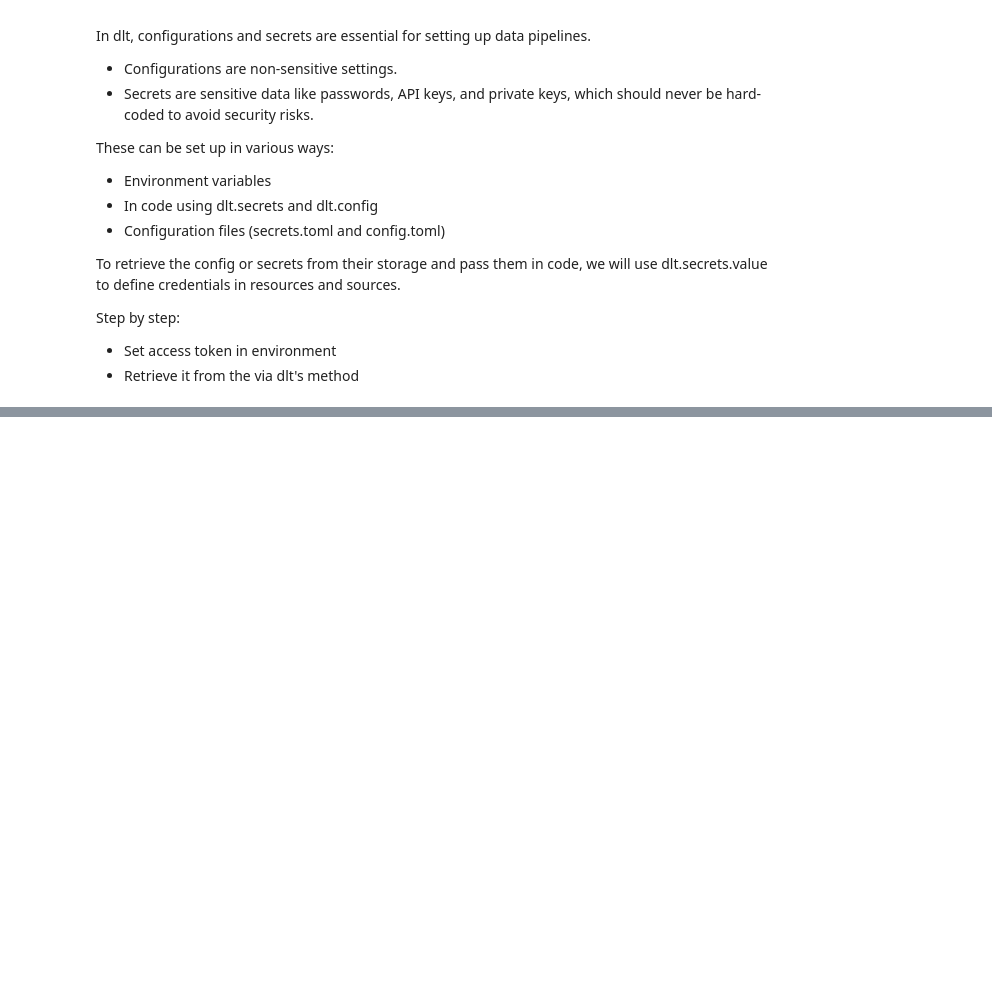
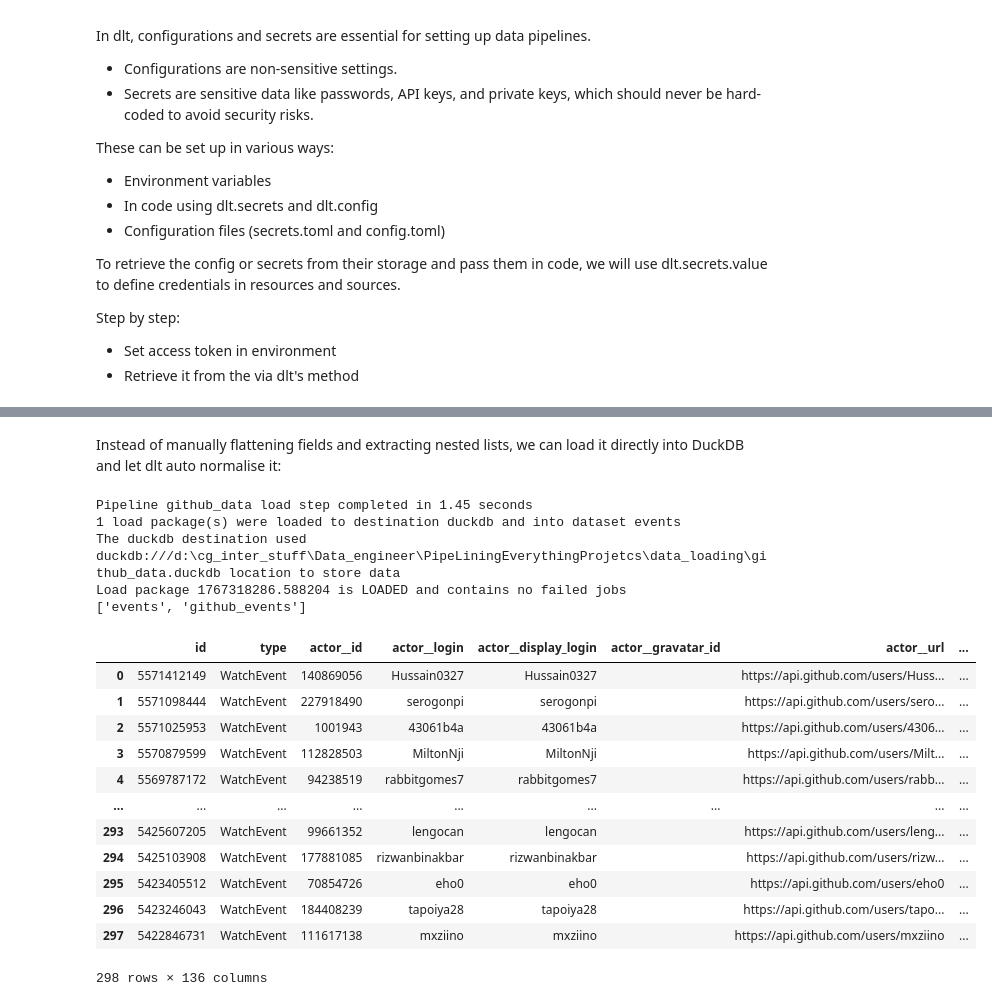
Before and after one commit to M21x1/PipeLiningEverythingProjetcs, a Jupyter notebook: data_loading/data_down_and_loading.ipynb, the cells around one changed output, grey strips where cells are left out. Cells and saved outputs as stored; diff of their text form; code cells hidden in the pictures; blank space fills up the shorter version.

Commit message:
pipeline

```diff
--- a/data_loading/data_down_and_loading.ipynb
+++ b/data_loading/data_down_and_loading.ipynb
@@ -1194,0 +1238,44 @@ for record in paginated_getter():
+# %% [markdown]
+Instead of manually flattening fields and extracting nested lists, we can load it directly into DuckDB and let dlt auto normalise it:
+# %%
+import dlt
+
+# Define a dlt pipeline with automatic normalization
+pipeline = dlt.pipeline(
+    pipeline_name="github_data",
+    destination="duckdb",
+    dataset_name="events",
+)
+
+# Run the pipeline with raw nested data
+info = pipeline.run(paginated_getter(), table_name="events", write_disposition="replace")
+
+# Print the load summary
+print(info)
+
+# Print the tables
+# print(pipeline.dataset(dataset_type="default").schema.data_table_names()) # old way
+print(pipeline.default_schema.data_table_names())
+
+# Print events table
+# pipeline.dataset(dataset_type="default").events.df() # old way
+pipeline.dataset().events.df()
+# %% [output]
+Pipeline github_data load step completed in 1.45 seconds
+1 load package(s) were loaded to destination duckdb and into dataset events
+The duckdb destination used duckdb:///d:\cg_inter_stuff\Data_engineer\PipeLiningEverythingProjetcs\data_loading\github_data.duckdb location to store data
+Load package 1767318286.588204 is LOADED and contains no failed jobs
+['events', 'github_events']
+|  | id | type | actor__id | actor__login | actor__display_login | actor__gravatar_id | actor__url | ... |
+| 0 | 5571412149 | WatchEvent | 140869056 | Hussain0327 | Hussain0327 |  | https://api.github.com/users/Huss... | ... |
+| 1 | 5571098444 | WatchEvent | 227918490 | serogonpi | serogonpi |  | https://api.github.com/users/sero... | ... |
+| 2 | 5571025953 | WatchEvent | 1001943 | 43061b4a | 43061b4a |  | https://api.github.com/users/4306... | ... |
+| 3 | 5570879599 | WatchEvent | 112828503 | MiltonNji | MiltonNji |  | https://api.github.com/users/Milt... | ... |
+| 4 | 5569787172 | WatchEvent | 94238519 | rabbitgomes7 | rabbitgomes7 |  | https://api.github.com/users/rabb... | ... |
+| ... | ... | ... | ... | ... | ... | ... | ... | ... |
+| 293 | 5425607205 | WatchEvent | 99661352 | lengocan | lengocan |  | https://api.github.com/users/leng... | ... |
+| 294 | 5425103908 | WatchEvent | 177881085 | rizwanbinakbar | rizwanbinakbar |  | https://api.github.com/users/rizw... | ... |
+| 295 | 5423405512 | WatchEvent | 70854726 | eho0 | eho0 |  | https://api.github.com/users/eho0 | ... |
+| 296 | 5423246043 | WatchEvent | 184408239 | tapoiya28 | tapoiya28 |  | https://api.github.com/users/tapo... | ... |
+| 297 | 5422846731 | WatchEvent | 111617138 | mxziino | mxziino |  | https://api.github.com/users/mxziino | ... |
+298 rows × 136 columns
```
Also changed, not shown: parts of 41 cells of this notebook, 3 other files.
